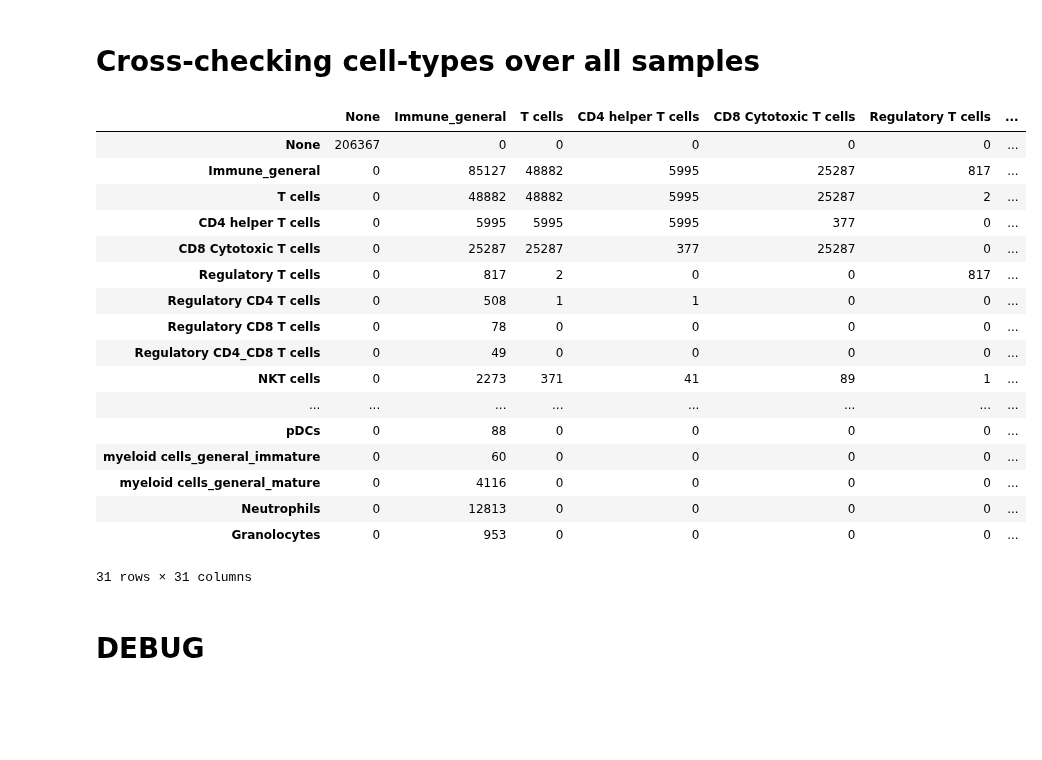
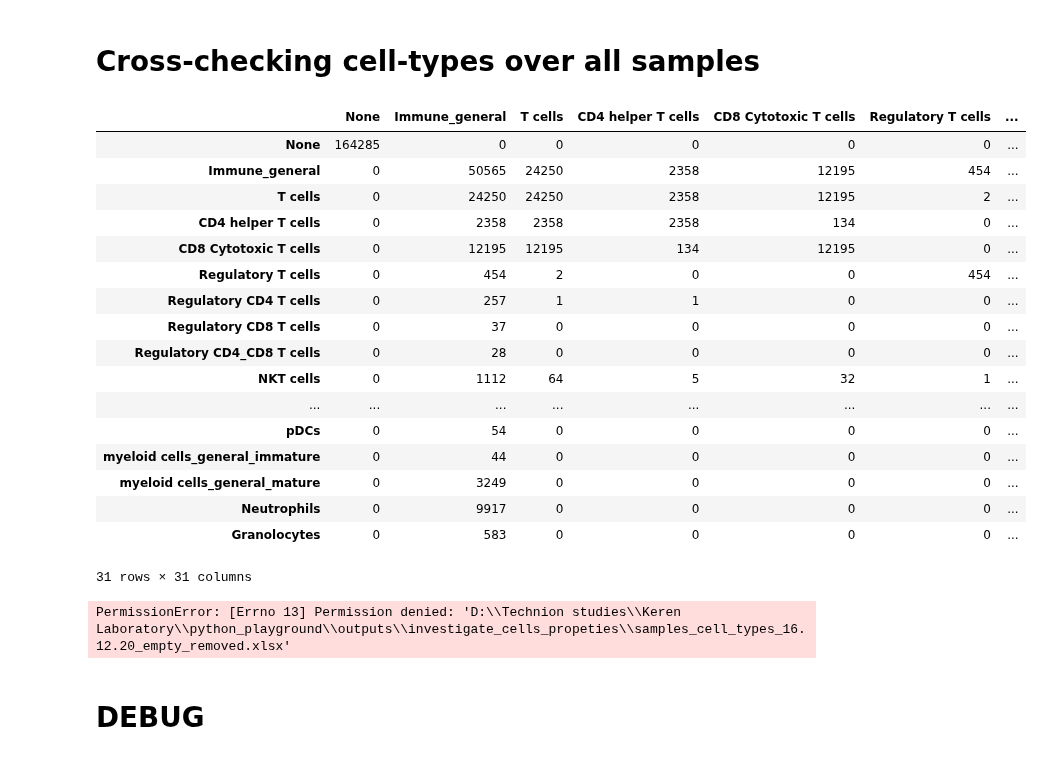
Before and after one commit to ItayShlosberg/classifying-response-to-immunotherapy, a Jupyter notebook: data_analysis/investigate_cells_properties.ipynb, the cells around one changed output. Cells and saved outputs as stored; diff of their text form; code cells hidden in the pictures; blank space fills up the shorter version.

```diff
--- a/data_analysis/investigate_cells_properties.ipynb
+++ b/data_analysis/investigate_cells_properties.ipynb
@@ -68,5 +78,7 @@ def check_cross_cell_types(sample_id):
 # Investigate properties of selected sample
 Specify sample name and samples path
 # %%
-SAMPLES_PATH = fr'D:\Technion studies\Keren Laboratory\python_playground\outputs\scrublet\5.12.20'
-sample_id = 'M108'
+SAMPLES_PATH = r'D:\Technion studies\Keren Laboratory\python_playground\outputs\inferCNV\update_runs\dummy'
+sample_id = 'M104'
+
+rna_sample = extract_sample(sample_id)
@@ -83,18 +112,19 @@ get_informative_df(sample_id)
 # Investigate properties over all samples
 Specify samples path and samples you're not interested in investigating them.
 # %%
-SAMPLES_PATH = fr'D:\Technion studies\Keren Laboratory\python_playground\outputs\scrublet\5.12.20'
-not_investigate = ['M133', 'M108']
+SAMPLES_PATH = fr'D:\Technion studies\Keren Laboratory\python_playground\outputs\scrublet\16.12.20_empty_removed'
+not_investigate = []#['M133', 'M108']
 # %%
 samples = [subfolder for subfolder in os.listdir(SAMPLES_PATH) if subfolder.startswith('M') and (not subfolder in not_investigate)]
-all_df = None
-for sample in samples:
+cross_check_df = None
+for sample_id in samples:
 #     print(sample)
-    df = get_informative_df(sample)
-    if all_df is None:
-        all_df = df
+    rna_sample = extract_sample(sample_id)
+    df = get_informative_df(rna_sample)
+    if cross_check_df is None:
+        cross_check_df = df
     else:
-        all_df = all_df.add(df)
+        cross_check_df = cross_check_df.add(df)
 
-all_df
+cross_check_df
 # %% [output]
@@ -126,43 +159,45 @@ check_cross_cell_types(sample_id).head()
 # %% [markdown]
 # Cross-checking cell-types over all samples
 # %%
-SAMPLES_PATH = fr'D:\Technion studies\Keren Laboratory\python_playground\outputs\scrublet\5.12.20'
+SAMPLES_PATH = fr'D:\Technion studies\Keren Laboratory\python_playground\outputs\scrublet\16.12.20_empty_removed'
 not_investigate = [] #['M133', 'M108']
 # %%
 samples = [subfolder for subfolder in os.listdir(SAMPLES_PATH) if subfolder.startswith('M') and (not subfolder in not_investigate)]
-all_df = None
+cell_types_df = None
 for sample in samples:
 #     print(sample)
     df = check_cross_cell_types(sample)
-    if all_df is None:
-        all_df = df
+    if cell_types_df is None:
+        cell_types_df = df
     else:
-        all_df = all_df.add(df)
+        cell_types_df = cell_types_df.add(df)
 
-all_df
+cell_types_df
 # %% [output]
 |  | None | Immune_general | T cells | CD4 helper T cells | CD8 Cytotoxic T cells | Regulatory T cells | ... |
-| None | 206367 | 0 | 0 | 0 | 0 | 0 | ... |
-| Immune_general | 0 | 85127 | 48882 | 5995 | 25287 | 817 | ... |
-| T cells | 0 | 48882 | 48882 | 5995 | 25287 | 2 | ... |
-| CD4 helper T cells | 0 | 5995 | 5995 | 5995 | 377 | 0 | ... |
-| CD8 Cytotoxic T cells | 0 | 25287 | 25287 | 377 | 25287 | 0 | ... |
-| Regulatory T cells | 0 | 817 | 2 | 0 | 0 | 817 | ... |
-| Regulatory CD4 T cells | 0 | 508 | 1 | 1 | 0 | 0 | ... |
-| Regulatory CD8 T cells | 0 | 78 | 0 | 0 | 0 | 0 | ... |
-| Regulatory CD4_CD8 T cells | 0 | 49 | 0 | 0 | 0 | 0 | ... |
-| NKT cells | 0 | 2273 | 371 | 41 | 89 | 1 | ... |
+| None | 164285 | 0 | 0 | 0 | 0 | 0 | ... |
+| Immune_general | 0 | 50565 | 24250 | 2358 | 12195 | 454 | ... |
+| T cells | 0 | 24250 | 24250 | 2358 | 12195 | 2 | ... |
+| CD4 helper T cells | 0 | 2358 | 2358 | 2358 | 134 | 0 | ... |
+| CD8 Cytotoxic T cells | 0 | 12195 | 12195 | 134 | 12195 | 0 | ... |
+| Regulatory T cells | 0 | 454 | 2 | 0 | 0 | 454 | ... |
+| Regulatory CD4 T cells | 0 | 257 | 1 | 1 | 0 | 0 | ... |
+| Regulatory CD8 T cells | 0 | 37 | 0 | 0 | 0 | 0 | ... |
+| Regulatory CD4_CD8 T cells | 0 | 28 | 0 | 0 | 0 | 0 | ... |
+| NKT cells | 0 | 1112 | 64 | 5 | 32 | 1 | ... |
 | ... | ... | ... | ... | ... | ... | ... | ... |
-| pDCs | 0 | 88 | 0 | 0 | 0 | 0 | ... |
-| myeloid cells_general_immature | 0 | 60 | 0 | 0 | 0 | 0 | ... |
-| myeloid cells_general_mature | 0 | 4116 | 0 | 0 | 0 | 0 | ... |
-| Neutrophils | 0 | 12813 | 0 | 0 | 0 | 0 | ... |
-| Granolocytes | 0 | 953 | 0 | 0 | 0 | 0 | ... |
+| pDCs | 0 | 54 | 0 | 0 | 0 | 0 | ... |
+| myeloid cells_general_immature | 0 | 44 | 0 | 0 | 0 | 0 | ... |
+| myeloid cells_general_mature | 0 | 3249 | 0 | 0 | 0 | 0 | ... |
+| Neutrophils | 0 | 9917 | 0 | 0 | 0 | 0 | ... |
+| Granolocytes | 0 | 583 | 0 | 0 | 0 | 0 | ... |
 31 rows × 31 columns
 # %%
 # If you want to save result
-OUTPATH = fr'D:\Technion studies\Keren Laboratory\python_playground\outputs\investigate_cells_propeties\samples_cell_types_2.xlsx'
-all_df.to_excel(OUTPATH)
+OUTPATH = fr'D:\Technion studies\Keren Laboratory\python_playground\outputs\investigate_cells_propeties\samples_cell_types_16.12.20_empty_removed.xlsx'
+cell_types_df.to_excel(OUTPATH)
+# %% [output]
+PermissionError: [Errno 13] Permission denied: 'D:\\Technion studies\\Keren Laboratory\\python_playground\\outputs\\investigate_cells_propeties\\samples_cell_types_16.12.20_empty_removed.xlsx'
 # %% [markdown]
 # DEBUG
 # %%
```
Also changed, not shown: parts of 5 cells of this notebook, 28 other files.
